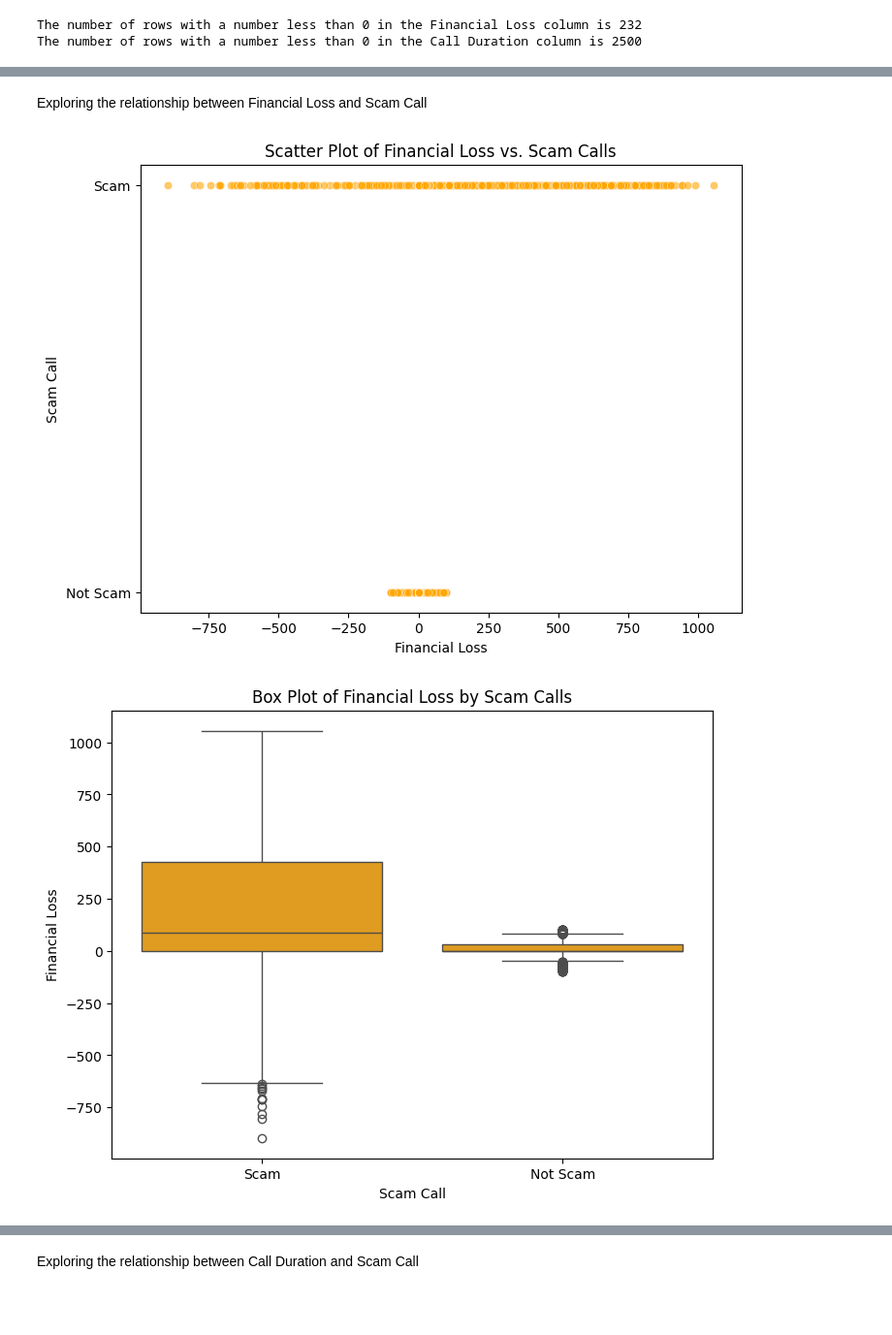
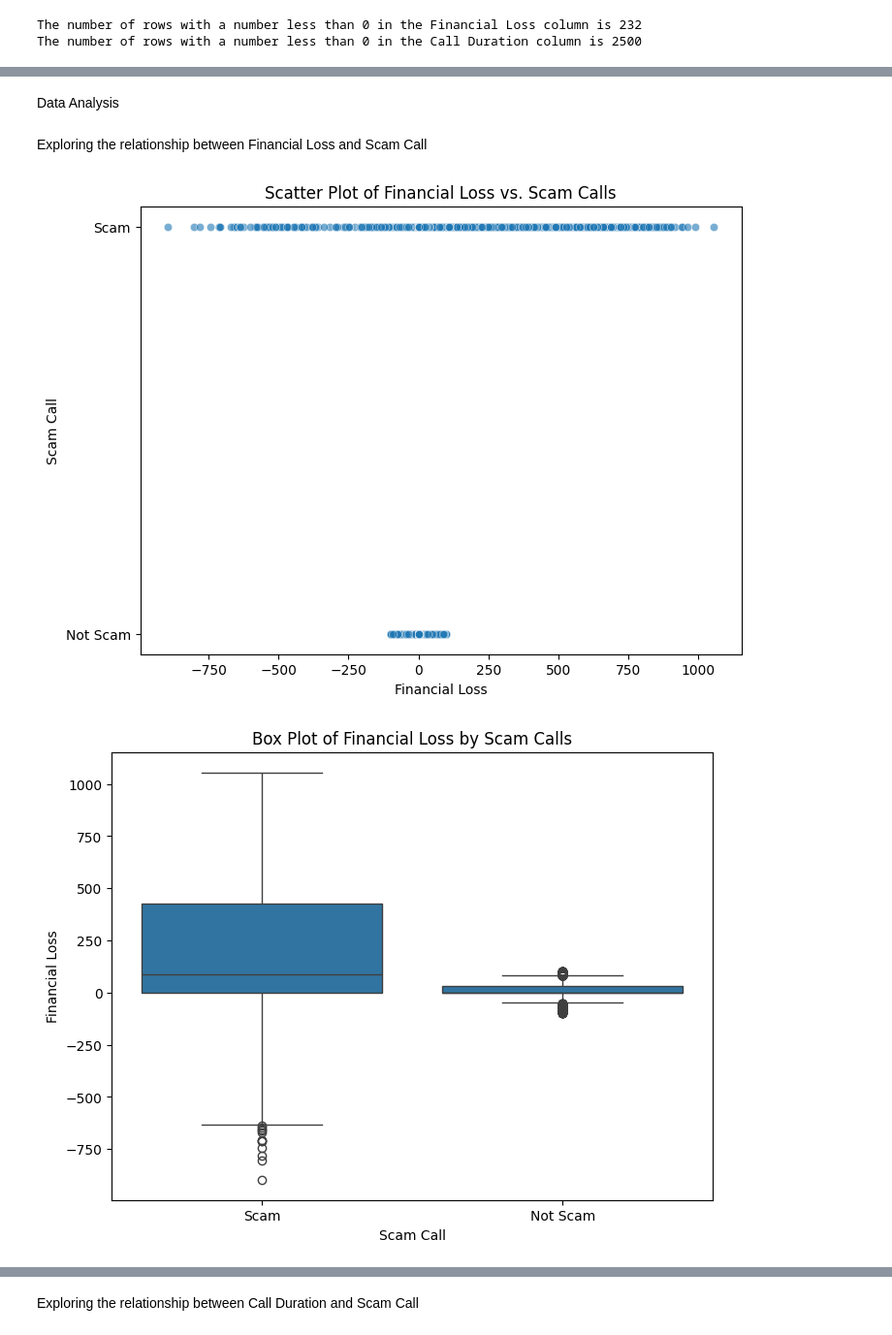
Before and after one commit to leesean5150/ml_pipeline, a Jupyter notebook: eda.ipynb, the cells around one changed output, grey strips where cells are left out. Shown at 97% size. Saved outputs shown, nothing was run; the diff lists cells and outputs as text; code cells hidden in the pictures; blank space fills up the shorter version.

```diff
--- a/eda.ipynb
+++ b/eda.ipynb
@@ -48,0 +55,7 @@ df
+# %%
+columns_to_check = ["Flagged by Carrier","Is International","Country Prefix","Call Type"]
+for col in columns_to_check:
+  unique_values = df[col].unique()
+  print(f"Unique values in column '{col}': {unique_values}")
+
+df['Call Type'] = df['Call Type'].replace('Whats App', 'WhatsApp')
@@ -196,0 +218,6 @@ From the describe method, it can be seen that the Call Duration and Finanical Lo
+# %%
+df['Timestamp'] = pd.to_datetime(df['Timestamp'])
+df['Year'] = df['Timestamp'].dt.year
+df['Month'] = df['Timestamp'].dt.month
+df['Day'] = df['Timestamp'].dt.day
+df['Hour'] = df['Timestamp'].dt.hour
@@ -197,28 +226,30 @@ From the describe method, it can be seen that the Call Duration and Finanical Lo
+# %% [markdown]
+Data Analysis
 # %% [markdown]
 Exploring the relationship between Financial Loss and Scam Call
 # %%
 # Scatterplot between Financial Loss and Scam Call
 plt.figure(figsize=(8, 6))
-sns.scatterplot(data=df, x='Financial Loss', y='Scam Call', alpha=0.6, color='orange')
+sns.scatterplot(data=df, x='Financial Loss', y='Scam Call', alpha=0.6)
 plt.title('Scatter Plot of Financial Loss vs. Scam Calls')
 plt.xlabel('Financial Loss')
 plt.ylabel('Scam Call')
 
 # Box Plot between Financial Loss and Scam Call
 plt.figure(figsize=(8, 6))
-sns.boxplot(data=df, x='Scam Call', y='Financial Loss', color='orange')
+sns.boxplot(data=df, x='Scam Call', y='Financial Loss')
 plt.title('Box Plot of Financial Loss by Scam Calls')
 plt.xlabel('Scam Call')
 plt.ylabel('Financial Loss')
 
 # Histogram between Financial Loss and Scam Call
 plt.figure(figsize=(8, 6))
-sns.histplot(data=df, x='Financial Loss', hue='Scam Call', palette='muted')
+sns.histplot(data=df, x='Financial Loss', hue='Scam Call', palette='viridis')
 plt.title('Histogram of Financial Loss by Scam Calls')
 plt.xlabel('Financial Loss')
 plt.ylabel('Count')
 
 plt.show()
 # %% [output]
-[figure, old version]
+[figure, new version]
-[figure, old version]
+[figure, new version]
```
Also changed, not shown: parts of 39 cells of this notebook, 4 other files.
